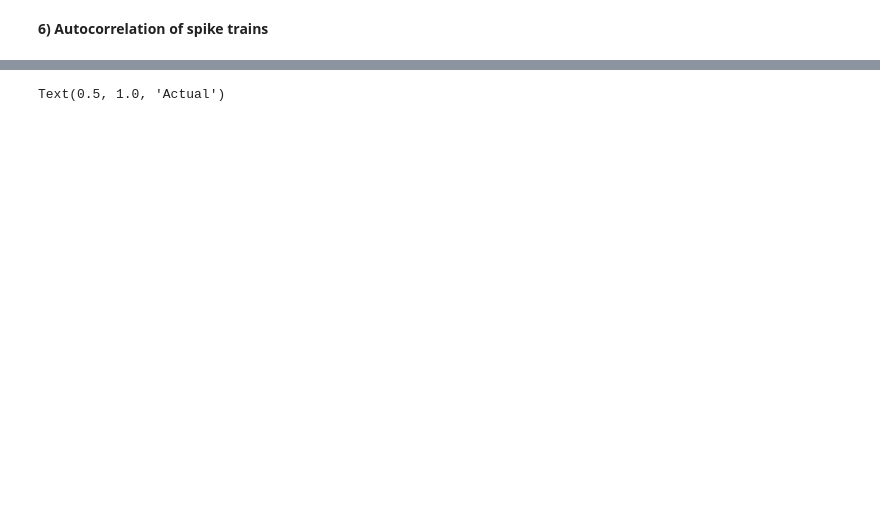
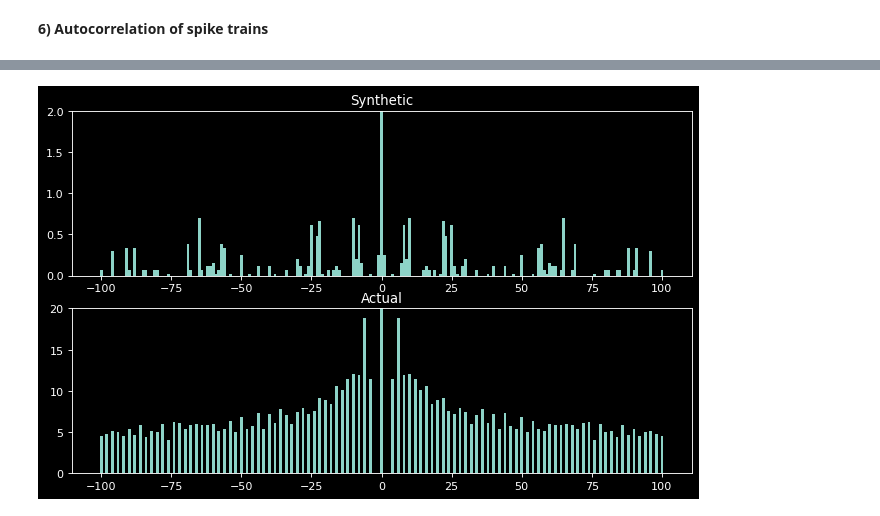
Before and after one commit to platycristate/computational-neuroscience, a Jupyter notebook: chapter2/C2.ipynb, the cells around one changed output, grey strips where cells are left out. Cells and saved outputs as stored; diff of their text form; code cells hidden in the pictures; blank space fills up the shorter version.

```diff
--- a/chapter2/C2.ipynb
+++ b/chapter2/C2.ipynb
@@ -168,13 +163,13 @@ fig.tight_layout()
 **6) Autocorrelation of spike trains**
 # %%
 fig, axs = plt.subplots(2, 1)
-locs1, freqs1 = autocorrelation(synthetic_train[:8000], time_lag=100, dt=1e-3)
-locs2, freqs2 = autocorrelation(actual_train[:8000], time_lag=100, dt=1e-3)
+locs1, freqs1 = autocorrelation(synthetic_train[:1000], time_lag=100, dt=1e-3)
+locs2, freqs2 = autocorrelation(actual_train[:1000], time_lag=100, dt=1e-3)
 
 axs[0].bar(locs1, freqs1, width=1, bottom=0)
-axs[0].set_ylim(0,20)
-axs[0].set_title('Synthetic')
+axs[0].set_ylim(0,2)
+axs[0].set_title('Synthetic');
 axs[1].bar(locs2, freqs2, width=1, bottom=0)
 axs[1].set_ylim(0,20)
-axs[1].set_title('Actual')
+axs[1].set_title('Actual');
 # %% [output]
@@ -183 +176 @@ axs[1].set_title('Actual')
-Text(0.5, 1.0, 'Actual')
+[figure, added]
```
Also changed, not shown: parts of 21 cells of this notebook, 4 other files.
